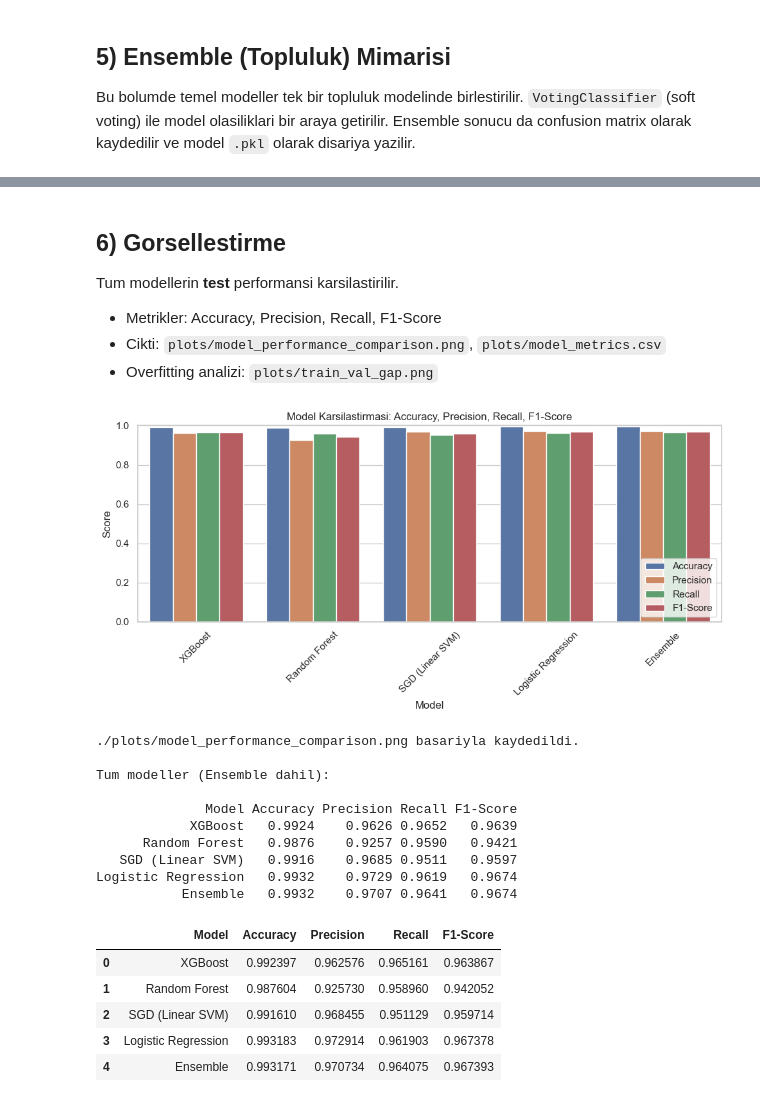
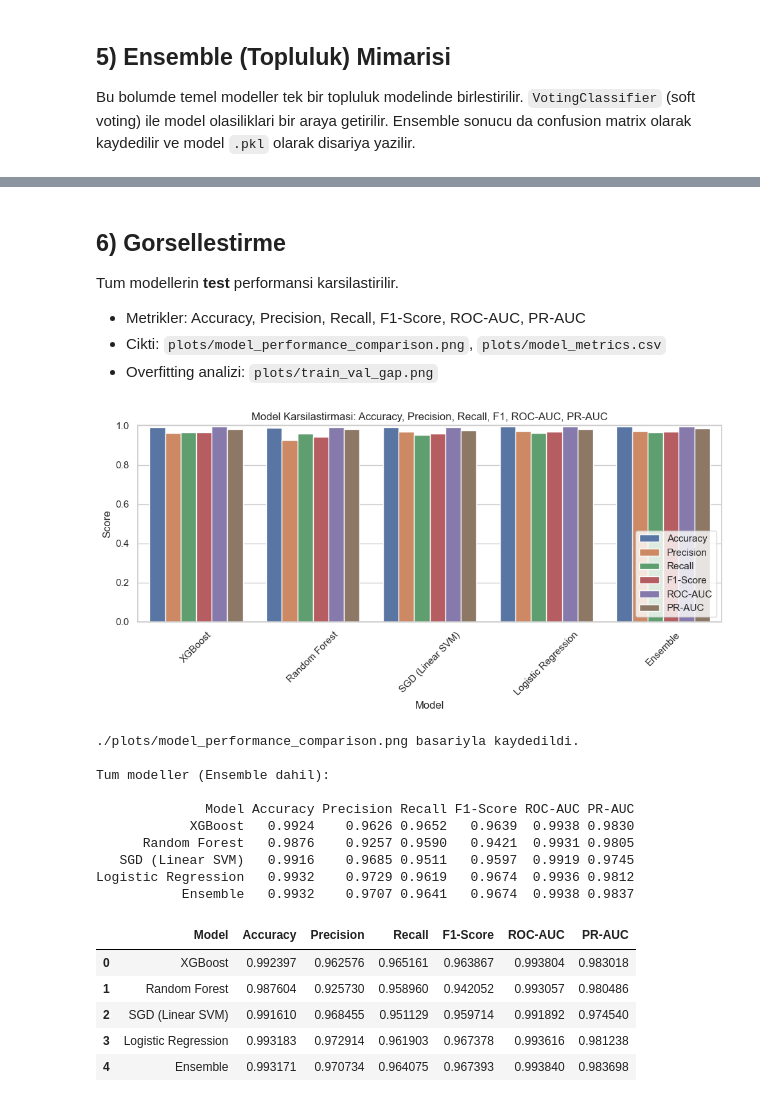
Before and after one commit to muratkakcigaz/ML-SQL-IDS, a Jupyter notebook: sql_ids_single_flow.ipynb, the cells around one changed output, grey strips where cells are left out. Drawn from its saved outputs; the diff is of its cells as text; code cells hidden in the pictures.

```diff
--- a/sql_ids_single_flow.ipynb
+++ b/sql_ids_single_flow.ipynb
@@ -575,25 +1033,16 @@ ensemble_model.fit(X_train, y_train)
 y_pred_ensemble = ensemble_model.predict(X_test)
 
 # Metrikler
-ensemble_acc = accuracy_score(y_test, y_pred_ensemble)
-ensemble_prec = precision_score(y_test, y_pred_ensemble, average="binary", zero_division=0)
-ensemble_rec = recall_score(y_test, y_pred_ensemble, average="binary", zero_division=0)
-ensemble_f1 = f1_score(y_test, y_pred_ensemble, average="binary", zero_division=0)
-metrics_rows.append(
-    {
-        "Model": "Ensemble",
-        "Accuracy": ensemble_acc,
-        "Precision": ensemble_prec,
-        "Recall": ensemble_rec,
-        "F1-Score": ensemble_f1,
-    }
-)
+ensemble_m = split_metrics(ensemble_model, X_test, y_test)
+metrics_rows.append({"Model": "Ensemble", **ensemble_m})
 
 print("\n===== Ensemble =====")
-print(f"Accuracy : {ensemble_acc:.4f}")
-print(f"Precision: {ensemble_prec:.4f}")
-print(f"Recall   : {ensemble_rec:.4f}")
-print(f"F1-Score : {ensemble_f1:.4f}")
+print(f"Accuracy : {ensemble_m['Accuracy']:.4f}")
+print(f"Precision: {ensemble_m['Precision']:.4f}")
+print(f"Recall   : {ensemble_m['Recall']:.4f}")
+print(f"F1-Score : {ensemble_m['F1-Score']:.4f}")
+print(f"ROC-AUC  : {ensemble_m['ROC-AUC']:.4f}")
+print(f"PR-AUC   : {ensemble_m['PR-AUC']:.4f}")
 print(classification_report(y_test, y_pred_ensemble, zero_division=0))
 
 # Confusion Matrix
@@ -635,7 +1086,7 @@ ensemble_model.pkl basariyla kaydedildi.
 ## 6) Gorsellestirme
 
 Tum modellerin **test** performansi karsilastirilir.
-- Metrikler: Accuracy, Precision, Recall, F1-Score
+- Metrikler: Accuracy, Precision, Recall, F1-Score, ROC-AUC, PR-AUC
 - Cikti: `plots/model_performance_comparison.png`, `plots/model_metrics.csv`
 - Overfitting analizi: `plots/train_val_gap.png`
 # %%
@@ -650,49 +1101,49 @@ os.makedirs("plots", exist_ok=True)
 # metrics_rows onceki adimlardan geliyor
 metrics_df = pd.DataFrame(metrics_rows)
 
 # Dataframe'i uzun formata cevir
 metrics_melted = metrics_df.melt(
     id_vars="Model",
     var_name="Metric",
     value_name="Score",
 )
 
 # Barplot
 plt.figure(figsize=(10, 5))
 sns.barplot(data=metrics_melted, x="Model", y="Score", hue="Metric")
 plt.ylim(0, 1)
-plt.title("Model Karsilastirmasi: Accuracy, Precision, Recall, F1-Score")
+plt.title("Model Karsilastirmasi: Accuracy, Precision, Recall, F1, ROC-AUC, PR-AUC")
 plt.xticks(rotation=45)
 plt.legend(loc="lower right")
 plt.tight_layout()
 plt.savefig("./plots/model_performance_comparison.png", dpi=150)
 plt.show()
 plt.close()
 
 print("./plots/model_performance_comparison.png basariyla kaydedildi.")
 
 # Guncel metrik tablosu (Ensemble dahil)
 metrics_df = pd.DataFrame(metrics_rows)
-metric_cols = ["Accuracy", "Precision", "Recall", "F1-Score"]
+metric_cols = ["Accuracy", "Precision", "Recall", "F1-Score", "ROC-AUC", "PR-AUC"]
 print("\nTum modeller (Ensemble dahil):\n")
 print(metrics_df.to_string(index=False, formatters={c: "{:.4f}".format for c in metric_cols}))
 metrics_df.to_csv("./plots/model_metrics.csv", index=False, float_format="%.6f")
 metrics_df
 # %% [output]
-[figure, old version]
+[figure, new version]
 ./plots/model_performance_comparison.png basariyla kaydedildi.
 
 Tum modeller (Ensemble dahil):
 
-              Model Accuracy Precision Recall F1-Score
-            XGBoost   0.9924    0.9626 0.9652   0.9639
-      Random Forest   0.9876    0.9257 0.9590   0.9421
-   SGD (Linear SVM)   0.9916    0.9685 0.9511   0.9597
-Logistic Regression   0.9932    0.9729 0.9619   0.9674
-           Ensemble   0.9932    0.9707 0.9641   0.9674
+              Model Accuracy Precision Recall F1-Score ROC-AUC PR-AUC
+            XGBoost   0.9924    0.9626 0.9652   0.9639  0.9938 0.9830
+      Random Forest   0.9876    0.9257 0.9590   0.9421  0.9931 0.9805
+   SGD (Linear SVM)   0.9916    0.9685 0.9511   0.9597  0.9919 0.9745
+Logistic Regression   0.9932    0.9729 0.9619   0.9674  0.9936 0.9812
+           Ensemble   0.9932    0.9707 0.9641   0.9674  0.9938 0.9837
-|  | Model | Accuracy | Precision | Recall | F1-Score |
-| 0 | XGBoost | 0.992397 | 0.962576 | 0.965161 | 0.963867 |
-| 1 | Random Forest | 0.987604 | 0.925730 | 0.958960 | 0.942052 |
-| 2 | SGD (Linear SVM) | 0.991610 | 0.968455 | 0.951129 | 0.959714 |
-| 3 | Logistic Regression | 0.993183 | 0.972914 | 0.961903 | 0.967378 |
-| 4 | Ensemble | 0.993171 | 0.970734 | 0.964075 | 0.967393 |
+|  | Model | Accuracy | Precision | Recall | F1-Score | ROC-AUC | PR-AUC |
+| 0 | XGBoost | 0.992397 | 0.962576 | 0.965161 | 0.963867 | 0.993804 | 0.983018 |
+| 1 | Random Forest | 0.987604 | 0.925730 | 0.958960 | 0.942052 | 0.993057 | 0.980486 |
+| 2 | SGD (Linear SVM) | 0.991610 | 0.968455 | 0.951129 | 0.959714 | 0.991892 | 0.974540 |
+| 3 | Logistic Regression | 0.993183 | 0.972914 | 0.961903 | 0.967378 | 0.993616 | 0.981238 |
+| 4 | Ensemble | 0.993171 | 0.970734 | 0.964075 | 0.967393 | 0.993840 | 0.983698 |
```
Also changed, not shown: parts of 18 cells of this notebook, 43 other files.
